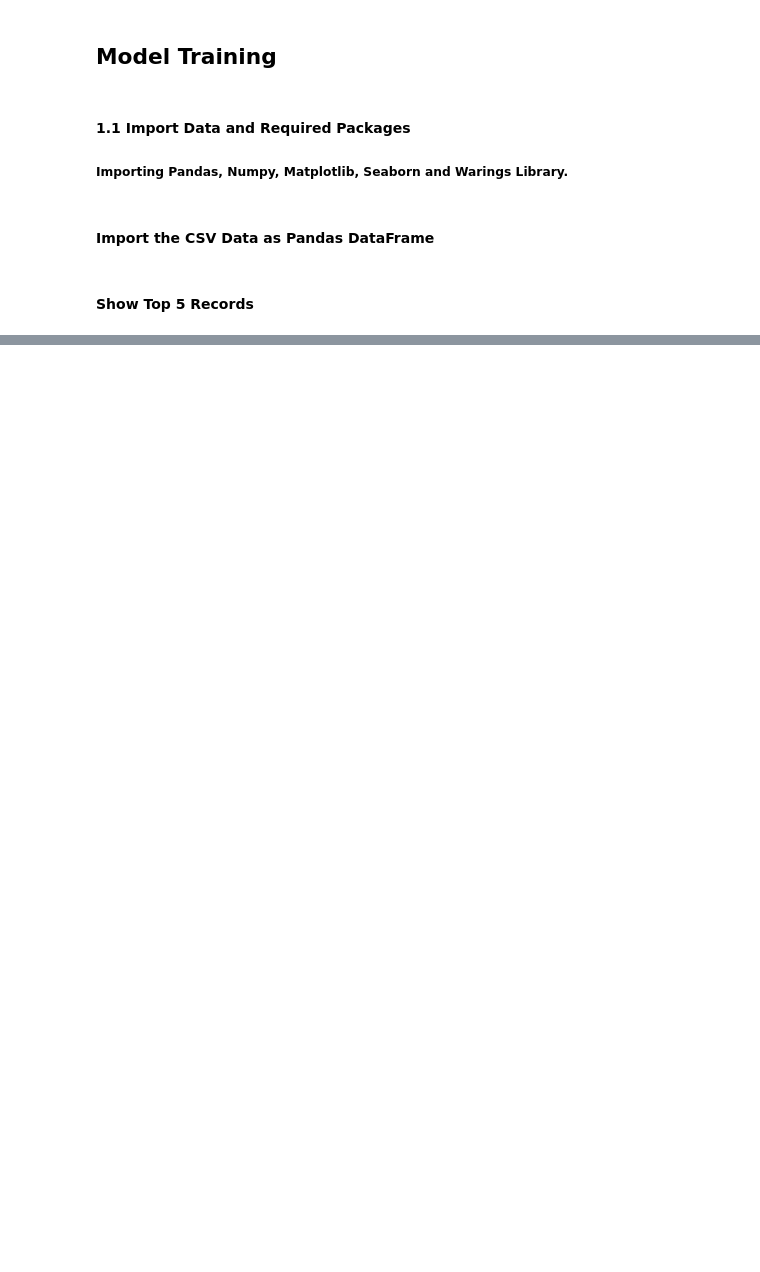
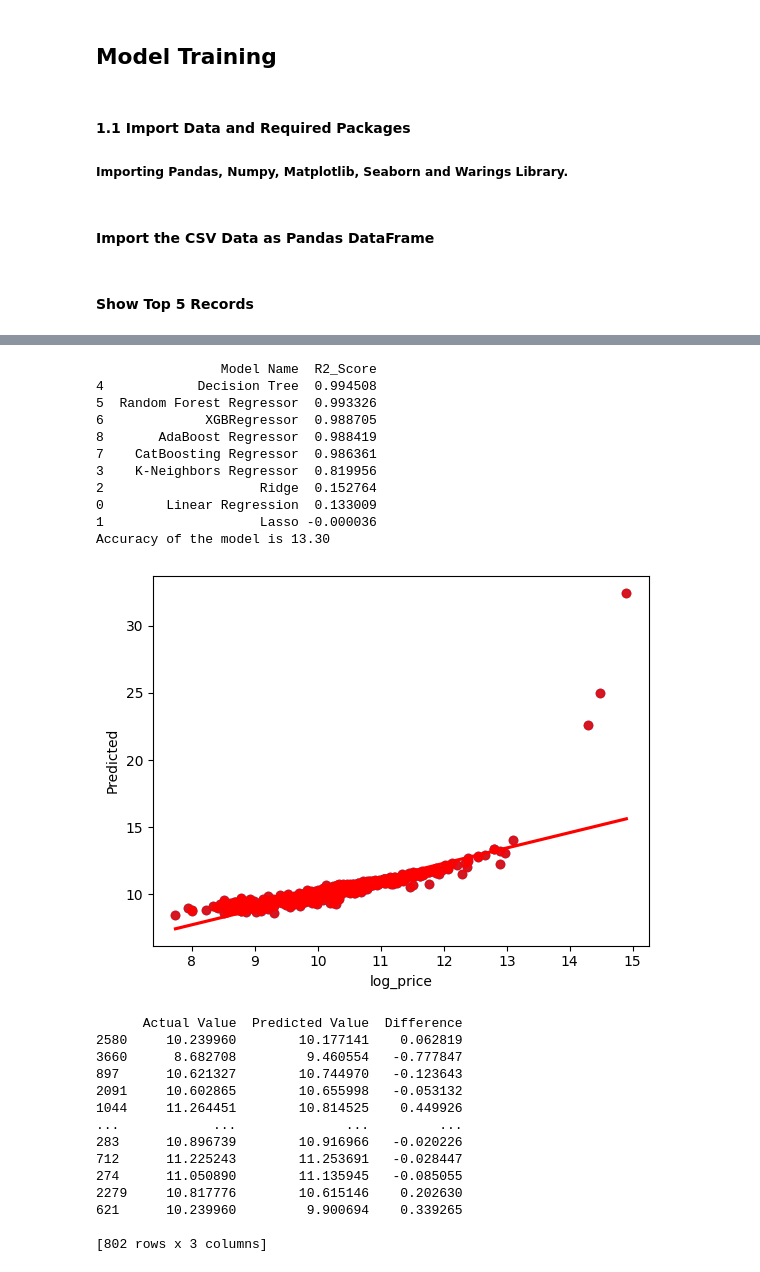
Before and after one commit to reetu95/Autopricing-C2B, a Jupyter notebook: notebook/Model_trainer.ipynb, the cells around one changed output, grey strips where cells are left out. Saved outputs shown, nothing was run; the diff lists cells and outputs as text; code cells hidden in the pictures; blank space fills up the shorter version.

Commit message:
Model Trainer

```diff
--- a/notebook/Model_trainer.ipynb
+++ b/notebook/Model_trainer.ipynb
@@ -42,0 +66,5 @@ df.head()
+# %%
+X = preprocessor.fit_transform(X)
+# %%
+# Split dataset into train and test
+X_train, X_test, y_train, y_test = train_test_split(X, y, test_size=0.2, random_state=42)
@@ -42,0 +79,16 @@ df.head()
+# %%
+# Models
+models = {
+    "Linear Regression": LinearRegression(),
+    "Lasso": Lasso(),
+    "Ridge": Ridge(),
+    "K-Neighbors Regressor": KNeighborsRegressor(),
+    "Decision Tree": DecisionTreeRegressor(),
+    "Random Forest Regressor": RandomForestRegressor(),
+    "XGBRegressor": XGBRegressor(),
+    "CatBoosting Regressor": CatBoostRegressor(verbose=False),
+    "AdaBoost Regressor": AdaBoostRegressor()
+}
+# %%
+model_list = []
+r2_list = []
@@ -42,0 +144,49 @@ df.head()
+# %%
+# Results
+results = pd.DataFrame(list(zip(model_list, r2_list)), columns=['Model Name', 'R2_Score']).sort_values(by=["R2_Score"], ascending=False)
+print(results)
+
+# Linear Regression Detailed Analysis
+lin_model = LinearRegression(fit_intercept=True)
+lin_model = lin_model.fit(X_train, y_train)
+y_pred = lin_model.predict(X_test)
+score = r2_score(y_test, y_pred) * 100
+print("Accuracy of the model is %.2f" % score)
+
+# Plot y_pred and y_test
+plt.scatter(y_test, y_pred)
+plt.xlabel('Actual')
+plt.ylabel('Predicted')
+sns.regplot(x=y_test, y=y_pred, ci=None, color='red')
+plt.show()
+
+# Difference between Actual and Predicted Values
+pred_df = pd.DataFrame({'Actual Value': y_test, 'Predicted Value': y_pred, 'Difference': y_test - y_pred})
+print(pred_df)
+# %% [output]
+                Model Name  R2_Score
+4            Decision Tree  0.994508
+5  Random Forest Regressor  0.993326
+6             XGBRegressor  0.988705
+8       AdaBoost Regressor  0.988419
+7    CatBoosting Regressor  0.986361
+3    K-Neighbors Regressor  0.819956
+2                    Ridge  0.152764
+0        Linear Regression  0.133009
+1                    Lasso -0.000036
+Accuracy of the model is 13.30
+[figure, added]
+      Actual Value  Predicted Value  Difference
+2580     10.239960        10.177141    0.062819
+3660      8.682708         9.460554   -0.777847
+897      10.621327        10.744970   -0.123643
+2091     10.602865        10.655998   -0.053132
+1044     11.264451        10.814525    0.449926
+...            ...              ...         ...
+283      10.896739        10.916966   -0.020226
+712      11.225243        11.253691   -0.028447
+274      11.050890        11.135945   -0.085055
+2279     10.817776        10.615146    0.202630
+621      10.239960         9.900694    0.339265
+
+[802 rows x 3 columns]
```
Also changed, not shown: parts of 11 cells of this notebook.
